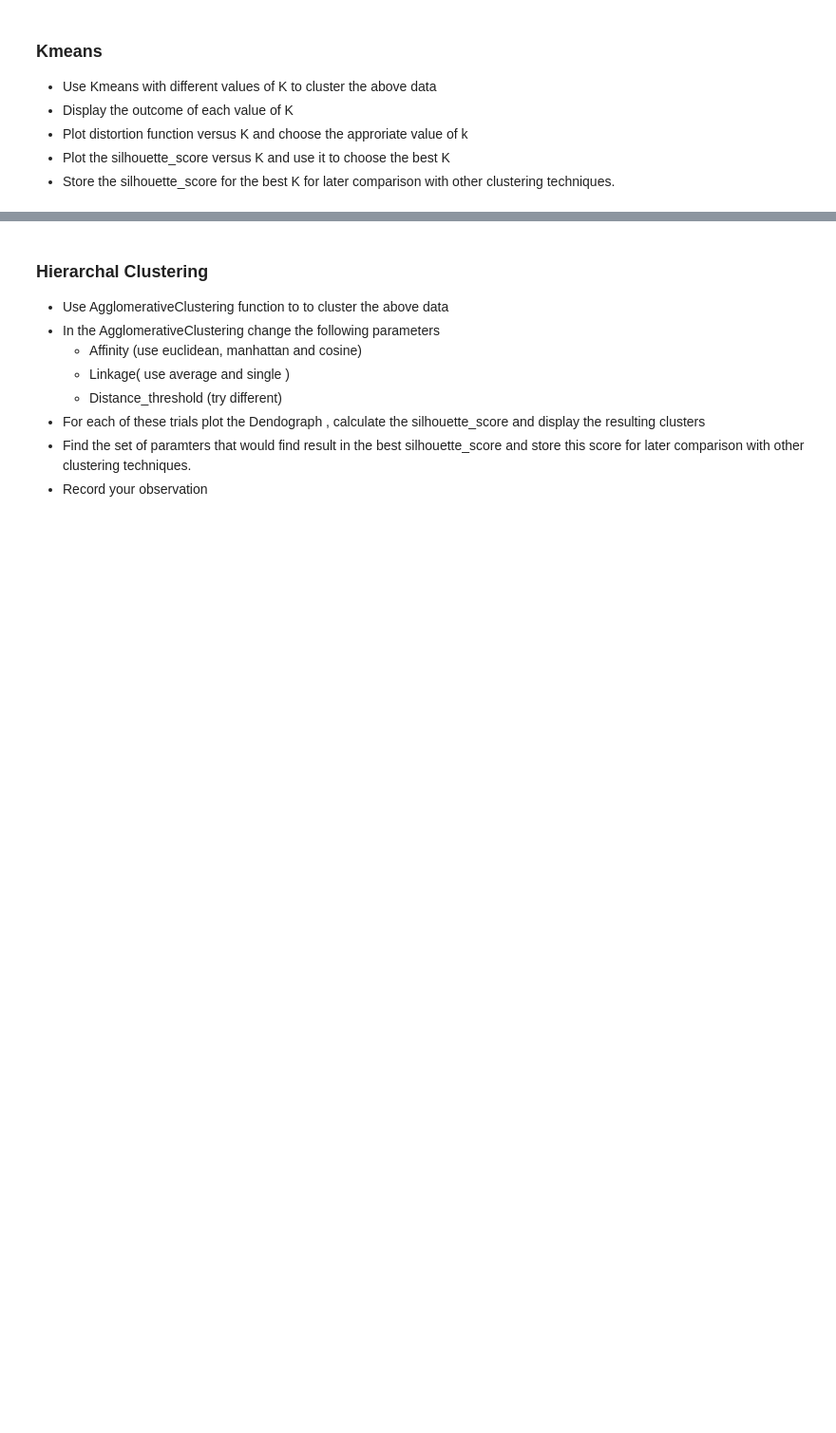
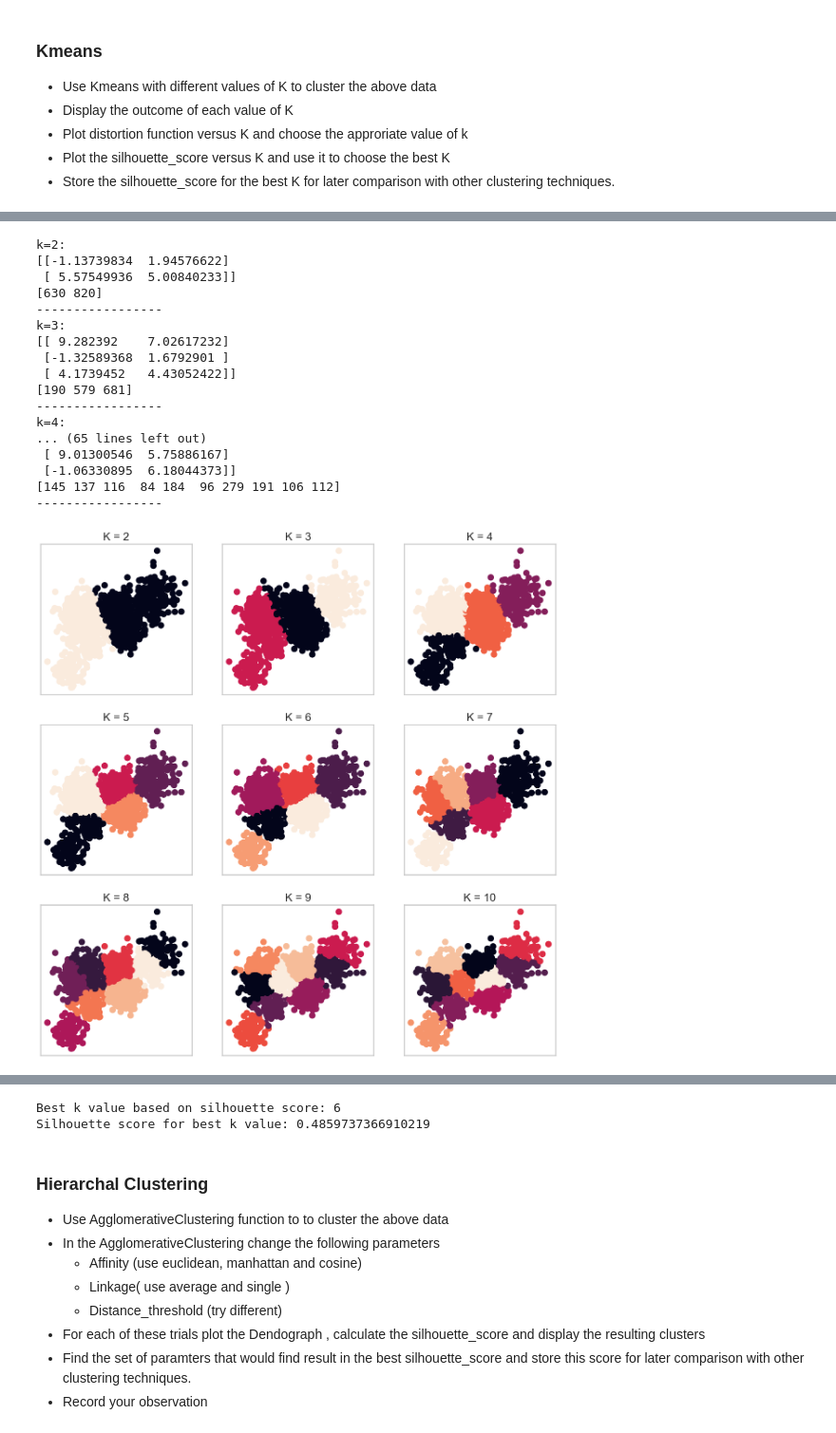
Before and after one commit to peterwafik/Machine_Learning, a Jupyter notebook: Clustering Project.ipynb, the cells around one changed output, grey strips where cells are left out. Shown at 95% size. Cells and saved outputs as stored; diff of their text form; code cells hidden in the pictures; blank space fills up the shorter version.

Commit message:
Assignment 1 - left with the comparison
Assignment 1 - V1.1

```diff
--- a/Clustering Project.ipynb
+++ b/Clustering Project.ipynb
@@ -130,0 +192,21 @@ NameError: name 'KMeans' is not defined
+# %%
+kmean_Multi_blob_Data_silhouette_score = K_mean(Multi_blob_Data)
+# %% [output]
+k=2:
+[[-1.13739834  1.94576622]
+ [ 5.57549936  5.00840233]]
+[630 820]
+-----------------
+k=3:
+[[ 9.282392    7.02617232]
+ [-1.32589368  1.6792901 ]
+ [ 4.1739452   4.43052422]]
+[190 579 681]
+-----------------
+k=4:
+... (65 lines left out)
+ [ 9.01300546  5.75886167]
+ [-1.06330895  6.18044373]]
+[145 137 116  84 184  96 279 191 106 112]
+-----------------
+[figure, added]
@@ -131,3 +215,5 @@ NameError: name 'KMeans' is not defined
+Best k value based on silhouette score: 6
+Silhouette score for best k value: 0.4859737366910219
 # %% [markdown]
 ### Hierarchal Clustering
 * Use AgglomerativeClustering function to  to cluster the above data
```
Also changed, not shown: parts of 43 cells of this notebook.
